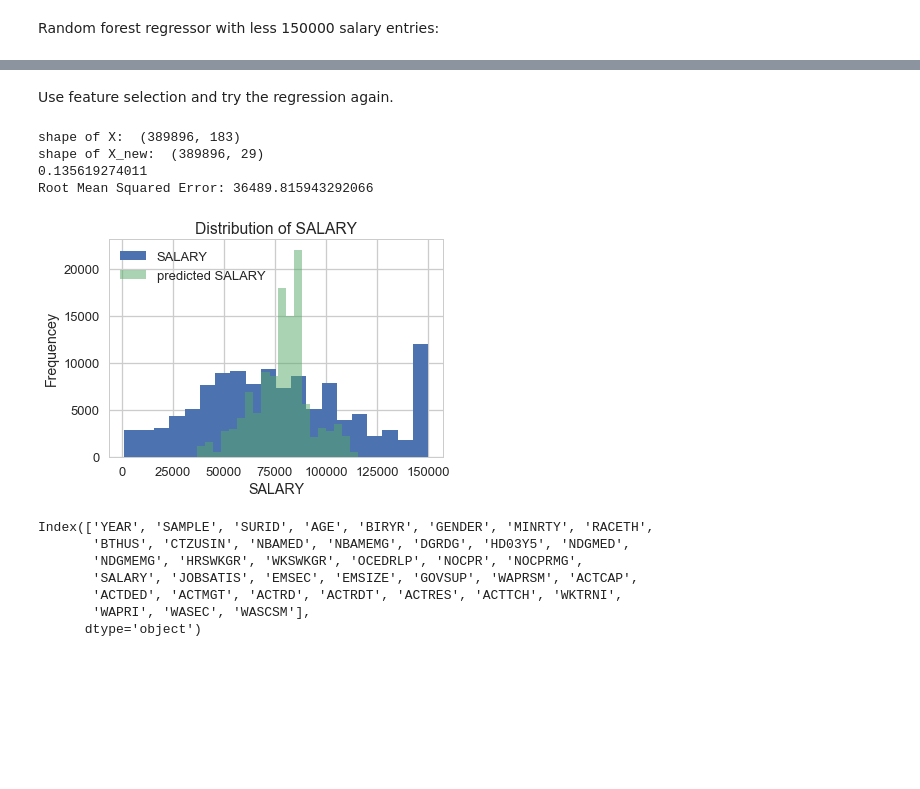
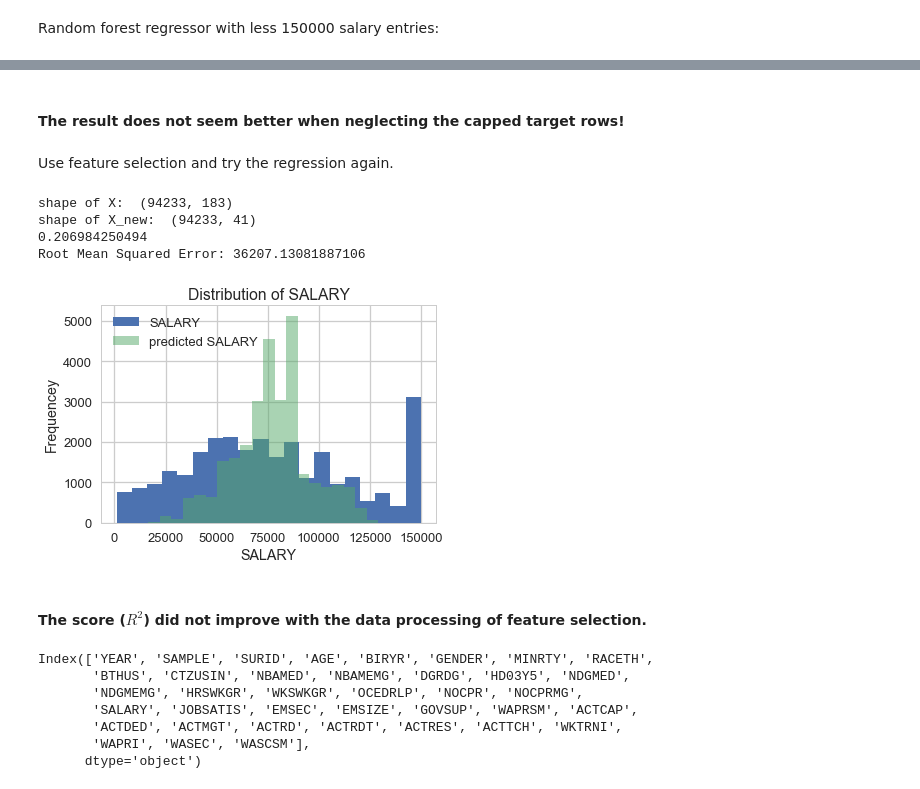
Before and after one commit to shuojiashi/women_in_stem, a Jupyter notebook: notebooks/Women in STEM workforce ML.ipynb, the cells around one changed output, grey strips where cells are left out. Cells and saved outputs as stored; diff of their text form; code cells hidden in the pictures; blank space fills up the shorter version.

```diff
--- a/notebooks/Women in STEM workforce ML.ipynb
+++ b/notebooks/Women in STEM workforce ML.ipynb
@@ -314,18 +309,18 @@ RBF Root Mean Squared Error: 28997.836862531163
 # %%
 ## Trying random forest regressor
-df_sample = df_employed_no
+df_sample = df_employed_no[df_employed_no['YEAR']==2013]
 #.sample(frac=0.2, random_state=42)
 
 X_s = df_sample.drop(['SALARY'], axis=1)
 y_s = df_sample['SALARY']
 
 #train test split
-X_train, X_test, y_train, y_test = train_test_split(X_s, y_s, test_size = 0.3, random_state=42)
+X_train, X_test, y_train, y_test = train_test_split(X_s, y_s, test_size = 0.3, random_state=41)
 
 
 from sklearn.ensemble import RandomForestRegressor
 
-rfr = RandomForestRegressor(n_estimators=100, max_features=25, max_depth=300)
+rfr = RandomForestRegressor(n_estimators=50, max_features=50, max_depth=100)
 
 #rfr.fit(X,y)
 # Use feature selection
@@ -421,8 +426,10 @@ Root Mean Squared Error: 22567.362091646504
+# %% [markdown]
+#### The result does not seem better when neglecting the capped target rows!
 # %% [markdown]
 Use feature selection and try the regression again.
 # %%
-X = df_employed_no.drop(['SALARY'], axis=1)
-y = df_employed_no['SALARY']
+X = df_sample.drop(['SALARY'], axis=1)
+y = df_sample['SALARY']
 
 reg = LinearRegression()
 reg.fit(X,y)
@@ -432,38 +439,40 @@ from sklearn.feature_selection import SelectFromModel
 model = SelectFromModel(reg, prefit=True)
 X_new = model.transform(X)
 
 print("shape of X: ", X.shape)
 print("shape of X_new: ", X_new.shape)
 #train test split
 X_train, X_test, y_train, y_test = train_test_split(X_new, y, test_size = 0.3, random_state=42)
 
 # Fit the model to the new data
 reg.fit(X_train, y_train)
 y_pred = reg.predict(X_test)
 y_pred = np.clip(y_pred, 0, 150000)
 
 
 # Print R^2
 print(reg.score(X_test, y_test))
 
 rmse = np.sqrt(mean_squared_error(y_test,y_pred))
 print("Root Mean Squared Error: {}".format(rmse))
 
 # your turn
 
 plt.hist(y_test, bins=20, label='SALARY')
 plt.hist(y_pred,  bins=20, alpha=0.5, label='predicted SALARY')
 plt.title("Distribution of SALARY")
 plt.legend()
 plt.xlabel("SALARY")
 plt.ylabel("Frequencey")
 plt.show()
 # %% [output]
-shape of X:  (389896, 183)
-shape of X_new:  (389896, 29)
-0.135619274011
-Root Mean Squared Error: 36489.815943292066
+shape of X:  (94233, 183)
+shape of X_new:  (94233, 41)
+0.206984250494
+Root Mean Squared Error: 36207.13081887106
-[figure, old version]
+[figure, new version]
+# %% [markdown]
+#### The score ($R^2$) did not improve with the data processing of feature selection.
 # %%
 ## Trying SVR
 from sklearn.svm import SVR
```
Also changed, not shown: parts of 44 cells of this notebook.
